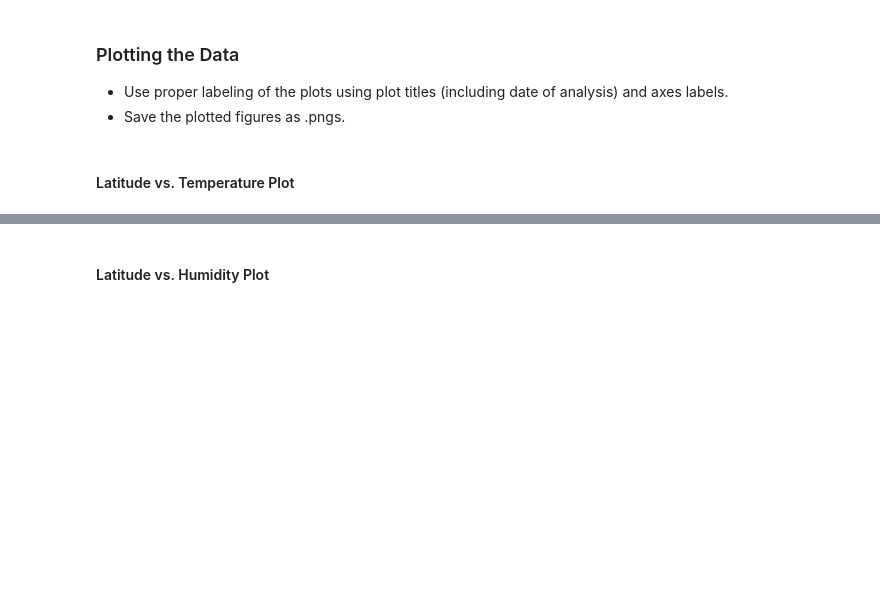
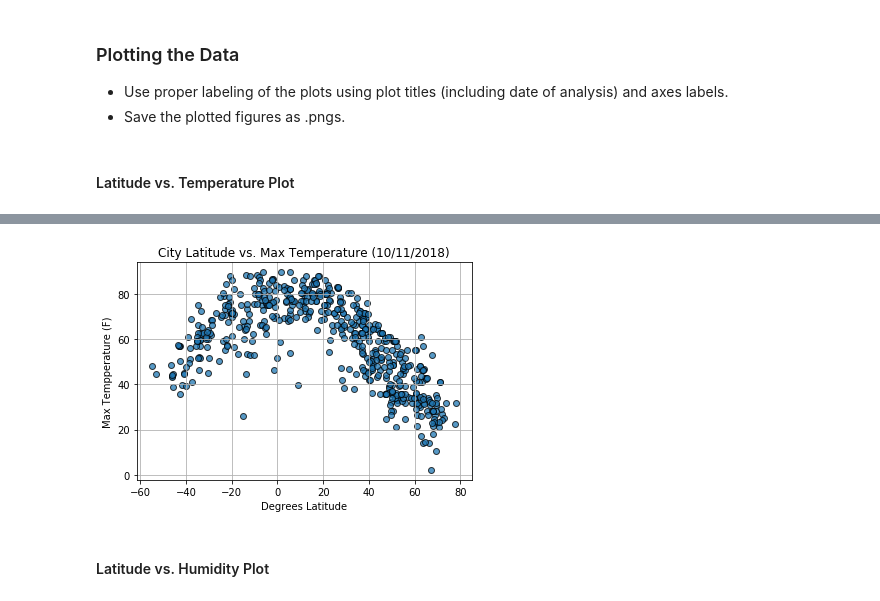
Before and after one commit to sellis4536/Homework06, a Jupyter notebook: WeatherPy_working.ipynb, the cells around one changed output, grey strips where cells are left out. Cells and saved outputs as stored; diff of their text form; code cells hidden in the pictures; blank space fills up the shorter version.

Commit message:
Working ipynb complete, add plot png and csv output file asap

```diff
--- a/WeatherPy_working.ipynb
+++ b/WeatherPy_working.ipynb
@@ -230,2 +238,14 @@ dtype: int64
+# %%
+# Plot #1 -- Lat x Temp. use plt. functions to create and control plot line by line
+plt.scatter(weather_data_df['Lat'], weather_data_df['Max Temp'],
+            edgecolors = 'black',
+            alpha = 0.75) #, weather_data_df['max temp'] *10, alpha = 0.5)
+plt.title("City Latitude vs. Max Temperature (10/11/2018)")
+plt.xlabel("Degrees Latitude")
+plt.ylabel("Max Tempperature (F)")
+plt.grid()
+plt.show()
+# %% [output]
+[figure, added]
 # %% [markdown]
 #### Latitude vs. Humidity Plot
```
Also changed, not shown: parts of 16 cells of this notebook.
